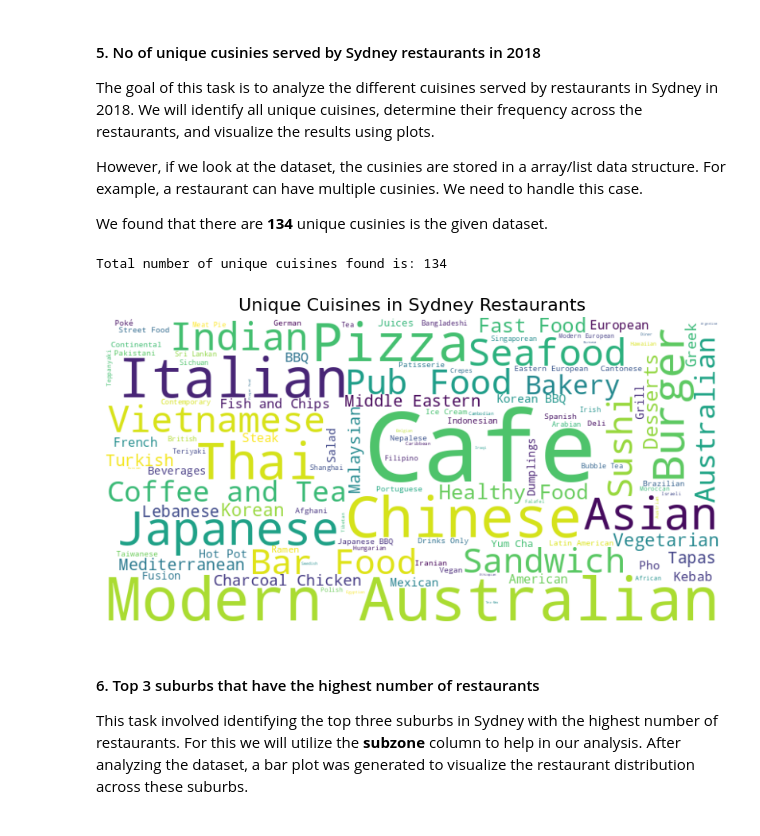
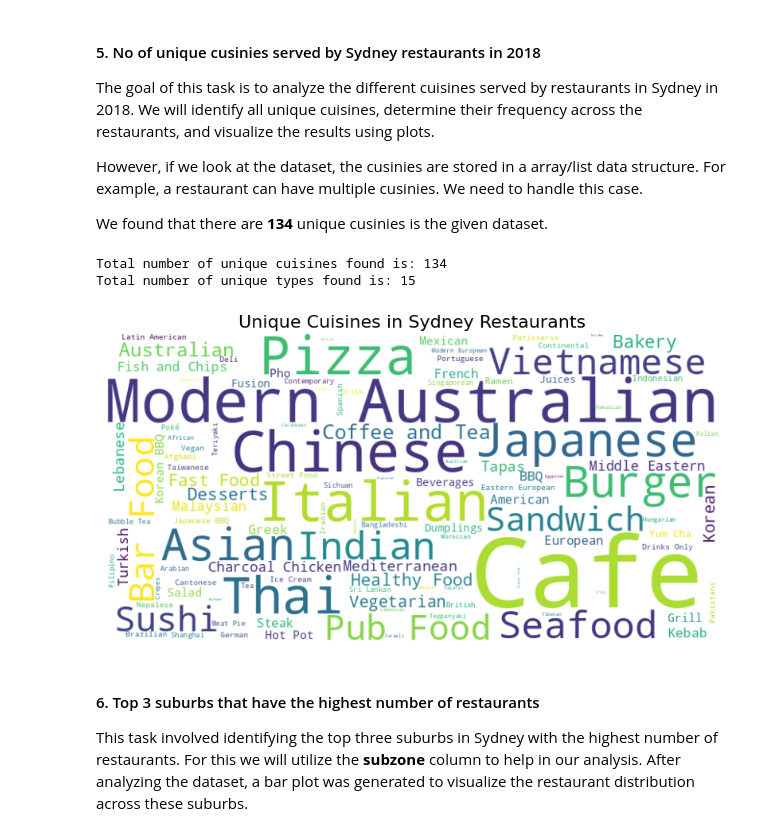
Before and after one commit to alleyshairu/dcts, a Jupyter notebook: main.ipynb, the cells around one changed output. Saved outputs shown, nothing was run; the diff lists cells and outputs as text; code cells hidden in the pictures.

```diff
--- a/main.ipynb
+++ b/main.ipynb
@@ -129,38 +130,40 @@ def safely_convert_to_list(entry):
             return ast.literal_eval(entry)
         except (ValueError, SyntaxError):
             return [entry]
     return entry
 
-# Convert the string representation of lists into actual lists using ast.literal_eval
-zomato_df['cuisine'] = zomato_df['cuisine'].apply(safely_convert_to_list)
-zomato_df['type'] = zomato_df['type'].apply(safely_convert_to_list)
+cuisines = zomato_df['cuisine'].apply(safely_convert_to_list)
 
 # Explode the 'cuisine' column to convert each list into separate rows
-exploded_cuisines = zomato_df['cuisine'].explode()
+exploded_cuisines = cuisines.explode()
 
 # Get the unique cuisines
 unique_cuisines = exploded_cuisines.unique()
 
 # Convert to list and print
 unique_cuisines_list = unique_cuisines.tolist()
 
+types = zomato_df['type'].apply(safely_convert_to_list)
+unique_types = types.explode().unique().tolist()
 print("Total number of unique cuisines found is:", unique_cuisines.size)
+print("Total number of unique types found is:", len(unique_types))
 
 # Count the frequency of each unique cuisine in the exploded data
 cuisine_counts = exploded_cuisines.value_counts()
 
 # Generate word cloud for cuisine data
 wordcloud = WordCloud(width=800, height=400, background_color='white').generate_from_frequencies(cuisine_counts)
 
 # Display the word cloud
 plt.figure(figsize=(10, 6))
 plt.imshow(wordcloud, interpolation='bilinear')
 plt.axis('off')  # Turn off the axis
 plt.title('Unique Cuisines in Sydney Restaurants', fontsize=16)
 plt.show()
 # %% [output]
 Total number of unique cuisines found is: 134
+Total number of unique types found is: 15
-[figure, old version]
+[figure, new version]
 # %% [markdown]
 #### 6. Top 3 suburbs that have the highest number of restaurants
 This task involved identifying the top three suburbs in Sydney with the highest number of restaurants. For this we will utilize the **subzone** column to help in our analysis. After analyzing the dataset, a bar plot was generated to visualize the restaurant distribution across these suburbs.
```
Also changed, not shown: parts of 21 cells of this notebook.
